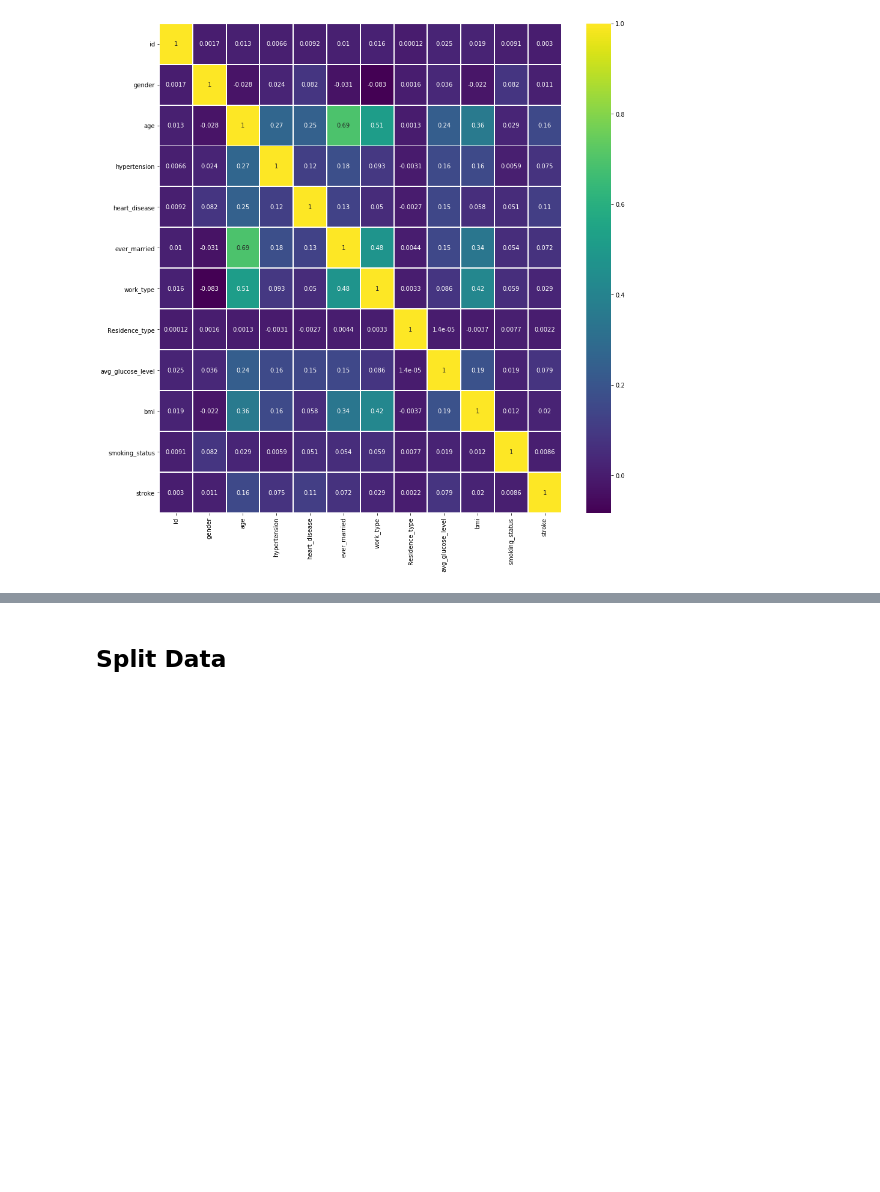
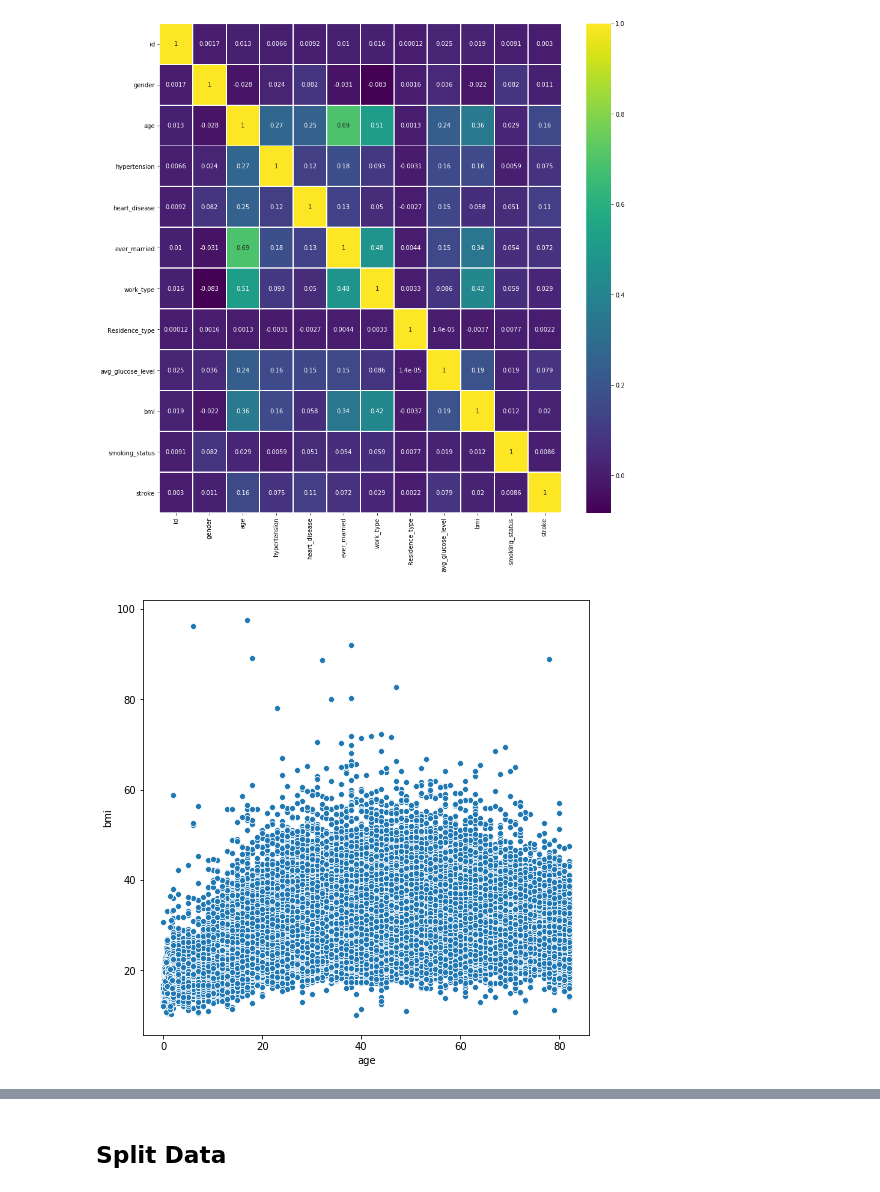
Before and after one commit to dan393/Dissertation, a Jupyter notebook: Code/dissertation/Stroke Predictions.ipynb, the cells around one changed output, grey strips where cells are left out. Drawn from its saved outputs; the diff is of its cells as text; code cells hidden in the pictures; blank space fills up the shorter version.

Commit message:
adding scatterplot image

```diff
--- a/Code/dissertation/Stroke Predictions.ipynb
+++ b/Code/dissertation/Stroke Predictions.ipynb
@@ -196,3 +196,9 @@ plt.ylim(12, 0)
 save('/building_ann/heatmap.png')
 # %% [output]
 [figure]
+# %%
+plt.figure(figsize=(8,8))
+sns.scatterplot(x='age',y='bmi',data=df)
+save('/building_ann/age_bmi_scatterplot.png')
+# %% [output]
+[figure, added]
```
Also changed, not shown: parts of 21 cells of this notebook, 2 other files.
